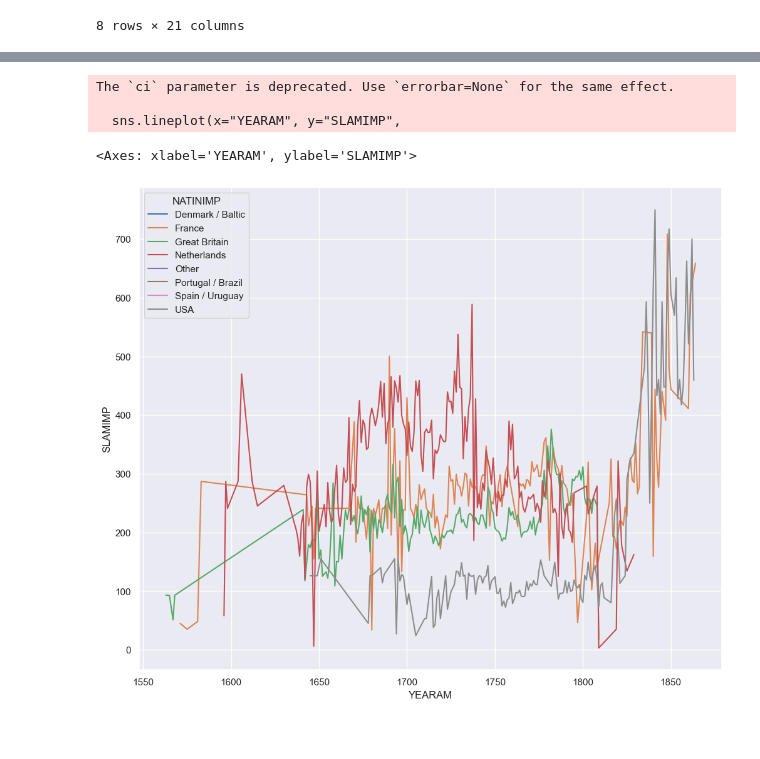
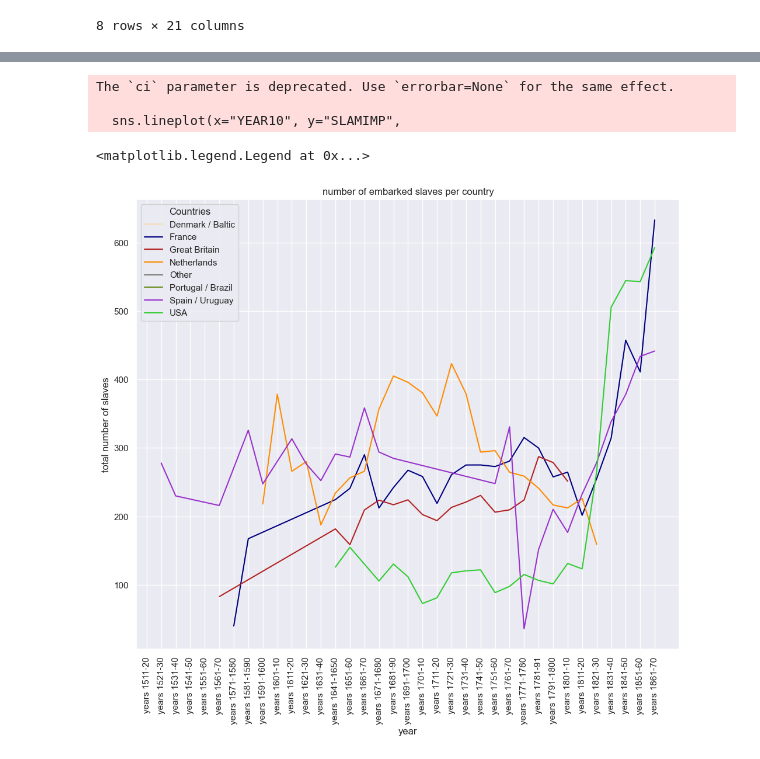
Before and after one commit to andren967/Novak_SlaveVoyages, a Jupyter notebook: Slave_trade_EDA.ipynb, the cells around one changed output, grey strips where cells are left out. Drawn from its saved outputs; the diff is of its cells as text; code cells hidden in the pictures.

```diff
--- a/Slave_trade_EDA.ipynb
+++ b/Slave_trade_EDA.ipynb
@@ -75,4 +76,7 @@ slave_voyages = slave_voyages.set_index("VOYAGEID")
 slave_voyages[["YEARDEP","YEARAF","YEARAM","VOY2IMP","CREW1","CREWDIED","NDESERT","SLAXIMP","SLAMIMP","SLADVOY","YEAR100"]] = slave_voyages[["YEARDEP","YEARAF","YEARAM","VOY2IMP","CREW1","CREWDIED","NDESERT","SLAXIMP","SLAMIMP","SLADVOY","YEAR100"]].astype('Int64')
+# %%
+#Set date-columns as datetime
+slave_voyages[["DATEBUY","DATELAND1"]] = slave_voyages[["DATEBUY","DATELAND1"]].apply(lambda x: pd.to_datetime(x,errors = 'coerce', format = '%Y-%m-%d'))
 # %%
 slave_voyages.info()
 # %% [output]
@@ -670,15 +821,20 @@ slave_voyages.groupby(["YEARAM"],sort=True)["SLAMIMP"].sum().plot(kind="line")
 # %%
 plt.figure(figsize=(12,10))
 sns.set_theme(style="darkgrid")
 
 # Plot the responses for different events and regions
-sns.lineplot(x="YEARAM", y="SLAMIMP",
+sns.lineplot(x="YEAR10", y="SLAMIMP",
              hue="NATINIMP",
-             data=slave_voyages[slave_voyages["NATINIMP"].isin(["Great Britain","France","Netherlands","USA"])],
-             ci=None)
+             data=slave_voyages[slave_voyages["NATINIMP"].isin(["Great Britain","France","Netherlands","USA","Spain / Uruguay"])],
+             palette=["wheat","navy","firebrick","darkorange","grey","olivedrab","darkorchid","limegreen"],
+             ci=None).tick_params(axis='x', rotation=90)
+plt.title("number of embarked slaves per country")
+plt.xlabel("year")
+plt.ylabel("total number of slaves")
+plt.legend(title='Countries')
 # %% [output]
 The `ci` parameter is deprecated. Use `errorbar=None` for the same effect.
 
-  sns.lineplot(x="YEARAM", y="SLAMIMP",
+  sns.lineplot(x="YEAR10", y="SLAMIMP",
-<Axes: xlabel='YEARAM', ylabel='SLAMIMP'>
+<matplotlib.legend.Legend at 0x...>
-[figure, old version]
+[figure, new version]
```
Also changed, not shown: parts of 41 cells of this notebook.
